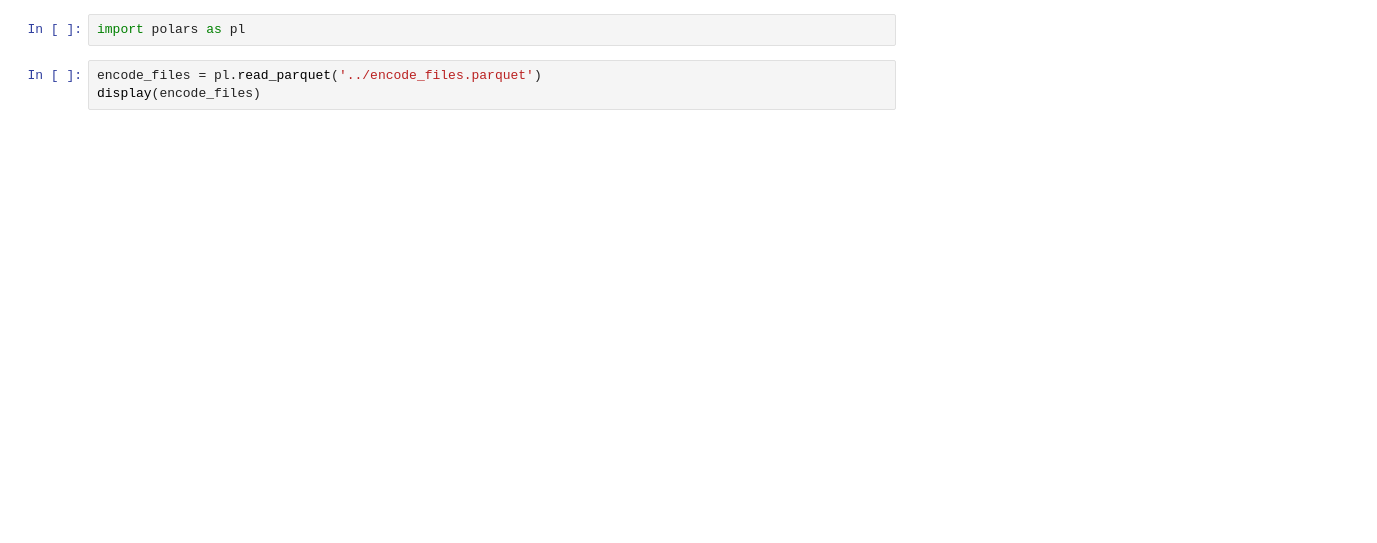
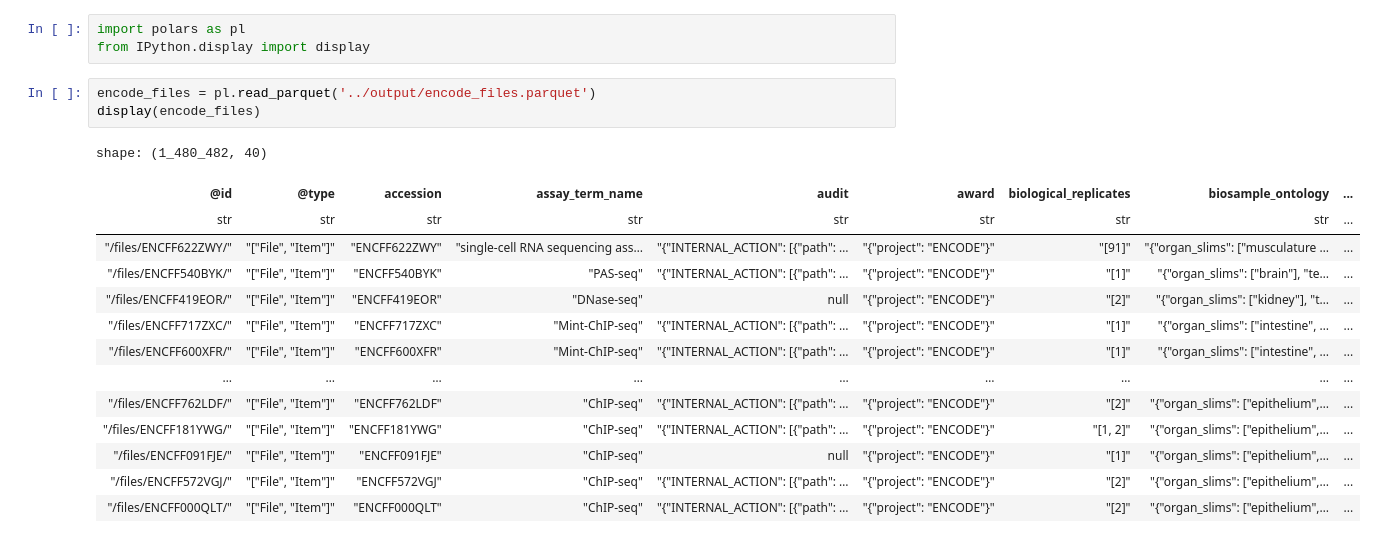
Before and after one commit to christian728504/download-encode, a Jupyter notebook: notebooks/clean_encode_2.ipynb, the cells around one changed output. Cells and saved outputs as stored; diff of their text form; blank space fills up the shorter version.

```diff
--- a/notebooks/clean_encode_2.ipynb
+++ b/notebooks/clean_encode_2.ipynb
@@ -1,6 +1,22 @@
 # %%
 import polars as pl
+from IPython.display import display
 # %%
-encode_files = pl.read_parquet('../encode_files.parquet')
+encode_files = pl.read_parquet('../output/encode_files.parquet')
 display(encode_files)
+# %% [output]
+shape: (1_480_482, 40)
+| @id | @type | accession | assay_term_name | audit | award | biological_replicates | biosample_ontology | ... |
+| str | str | str | str | str | str | str | str | ... |
+| "/files/ENCFF622ZWY/" | "["File", "Item"]" | "ENCFF622ZWY" | "single-cell RNA sequencing ass… | "{"INTERNAL_ACTION": [{"path": … | "{"project": "ENCODE"}" | "[91]" | "{"organ_slims": ["musculature … | ... |
+| "/files/ENCFF540BYK/" | "["File", "Item"]" | "ENCFF540BYK" | "PAS-seq" | "{"INTERNAL_ACTION": [{"path": … | "{"project": "ENCODE"}" | "[1]" | "{"organ_slims": ["brain"], "te… | ... |
+| "/files/ENCFF419EOR/" | "["File", "Item"]" | "ENCFF419EOR" | "DNase-seq" | null | "{"project": "ENCODE"}" | "[2]" | "{"organ_slims": ["kidney"], "t… | ... |
+| "/files/ENCFF717ZXC/" | "["File", "Item"]" | "ENCFF717ZXC" | "Mint-ChIP-seq" | "{"INTERNAL_ACTION": [{"path": … | "{"project": "ENCODE"}" | "[1]" | "{"organ_slims": ["intestine", … | ... |
+| "/files/ENCFF600XFR/" | "["File", "Item"]" | "ENCFF600XFR" | "Mint-ChIP-seq" | "{"INTERNAL_ACTION": [{"path": … | "{"project": "ENCODE"}" | "[1]" | "{"organ_slims": ["intestine", … | ... |
+| … | … | … | … | … | … | … | … | ... |
+| "/files/ENCFF762LDF/" | "["File", "Item"]" | "ENCFF762LDF" | "ChIP-seq" | "{"INTERNAL_ACTION": [{"path": … | "{"project": "ENCODE"}" | "[2]" | "{"organ_slims": ["epithelium",… | ... |
+| "/files/ENCFF181YWG/" | "["File", "Item"]" | "ENCFF181YWG" | "ChIP-seq" | "{"INTERNAL_ACTION": [{"path": … | "{"project": "ENCODE"}" | "[1, 2]" | "{"organ_slims": ["epithelium",… | ... |
+| "/files/ENCFF091FJE/" | "["File", "Item"]" | "ENCFF091FJE" | "ChIP-seq" | null | "{"project": "ENCODE"}" | "[1]" | "{"organ_slims": ["epithelium",… | ... |
+| "/files/ENCFF572VGJ/" | "["File", "Item"]" | "ENCFF572VGJ" | "ChIP-seq" | "{"INTERNAL_ACTION": [{"path": … | "{"project": "ENCODE"}" | "[2]" | "{"organ_slims": ["epithelium",… | ... |
+| "/files/ENCFF000QLT/" | "["File", "Item"]" | "ENCFF000QLT" | "ChIP-seq" | "{"INTERNAL_ACTION": [{"path": … | "{"project": "ENCODE"}" | "[2]" | "{"organ_slims": ["epithelium",… | ... |
 # %%
```
Also changed, not shown: parts of 3 cells of this notebook, 7 other files.
